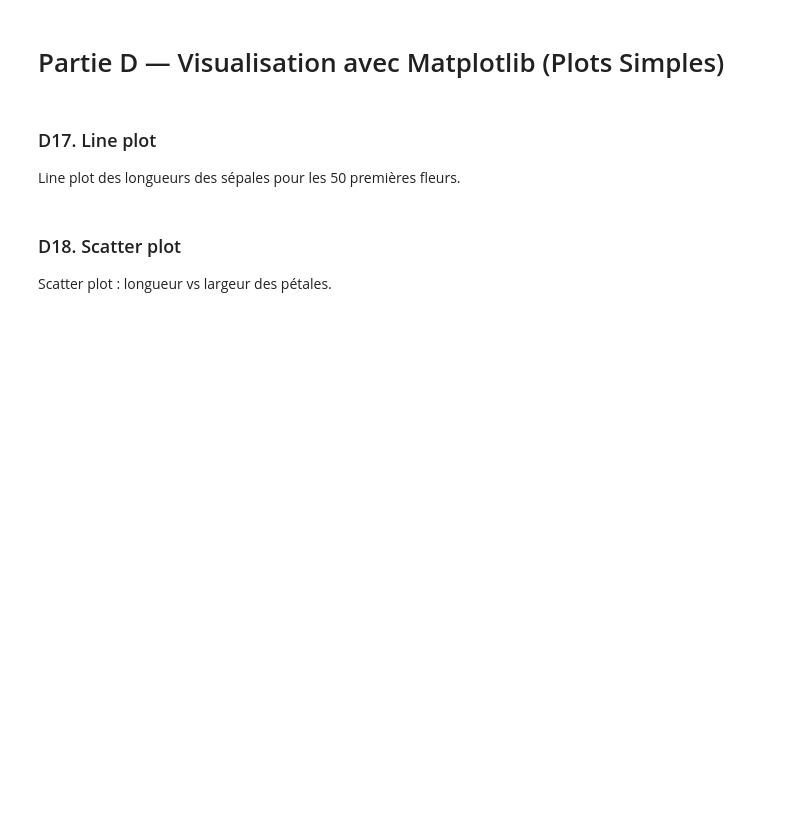
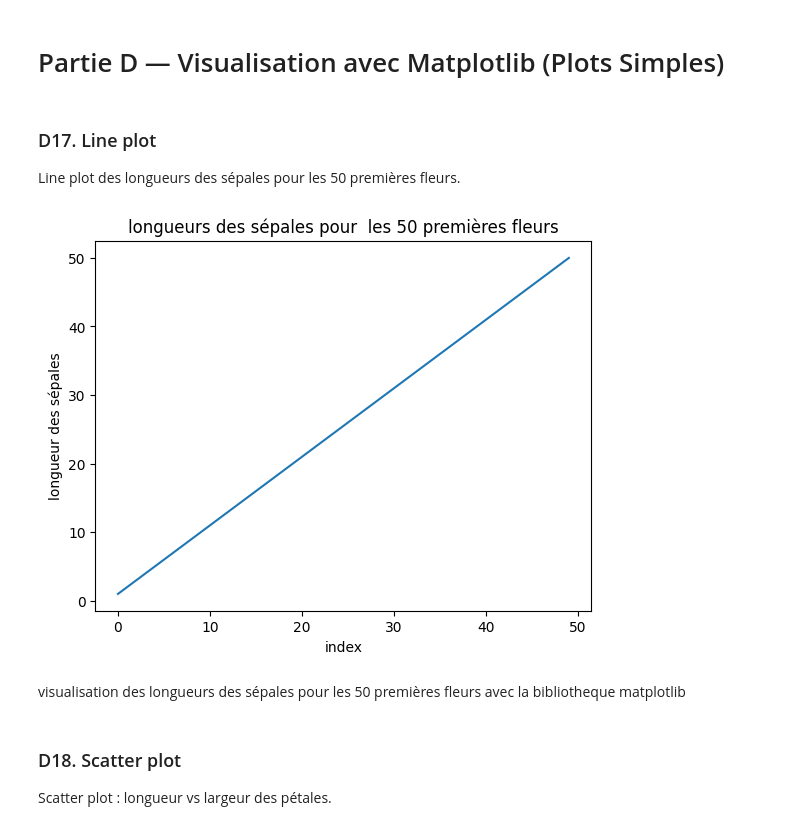
Before and after one commit to USMS-FPK-IA-GI-2025/controle-01-numpy-and-matplotlib-iris-SLebriz2002, a Jupyter notebook: notebooks/controle_numpy_matplotlib.ipynb, the cells around one changed output. Cells and saved outputs as stored; diff of their text form; code cells hidden in the pictures; blank space fills up the shorter version.

```diff
--- a/notebooks/controle_numpy_matplotlib.ipynb
+++ b/notebooks/controle_numpy_matplotlib.ipynb
@@ -324,3 +322,14 @@ Line plot des longueurs des sépales pour les 50 premières fleurs.
+# %%
+# Votre code ici
+plt.plot(sepal_length[:50])
+plt.title("longueurs des sépales pour  les 50 premières fleurs")
+plt.xlabel("index")
+plt.ylabel("longueur des sépales")
+plt.show()
+# %% [output]
+[figure, added]
+# %% [markdown]
+visualisation des longueurs des sépales pour les 50 premières fleurs avec la bibliotheque matplotlib
 # %% [markdown]
 ### D18. Scatter plot
 Scatter plot : longueur vs largeur des pétales.
```
Also changed, not shown: parts of 6 cells of this notebook.
